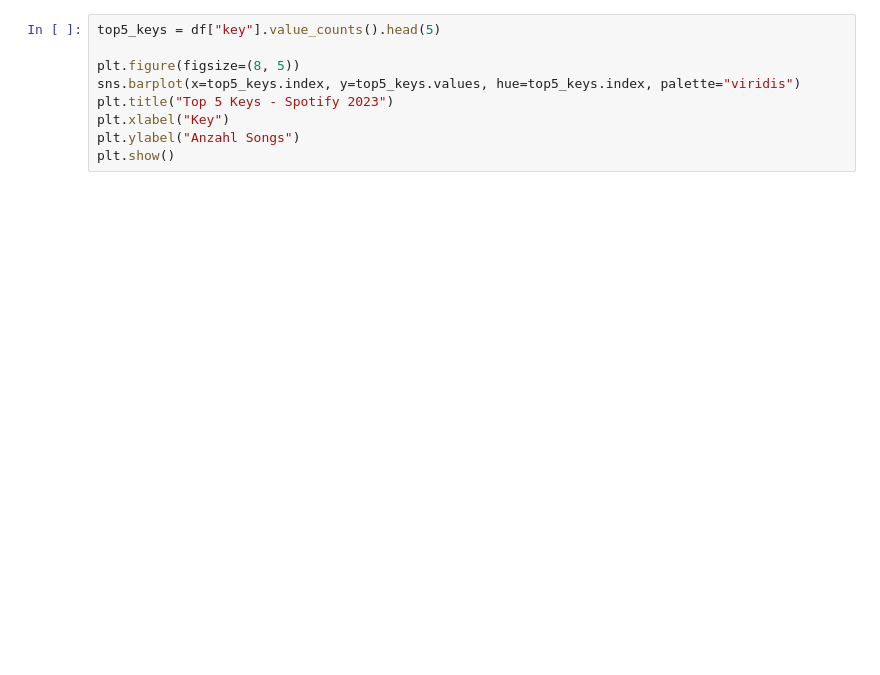
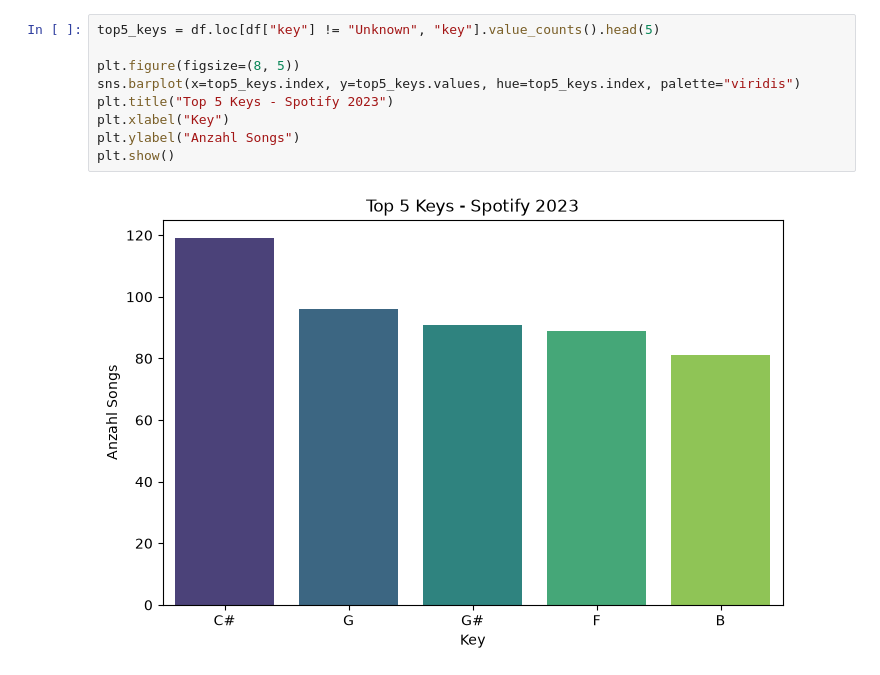
Before and after one commit to TranceMeli/Spotify, a Jupyter notebook: notebooks/04_visualization.ipynb, the cells around one changed output. Saved outputs shown, nothing was run; the diff lists cells and outputs as text; blank space fills up the shorter version.

```diff
--- a/notebooks/04_visualization.ipynb
+++ b/notebooks/04_visualization.ipynb
@@ -63,10 +62,12 @@ plt.show()
 # %%
-top5_keys = df["key"].value_counts().head(5)
+top5_keys = df.loc[df["key"] != "Unknown", "key"].value_counts().head(5)
 
 plt.figure(figsize=(8, 5))
 sns.barplot(x=top5_keys.index, y=top5_keys.values, hue=top5_keys.index, palette="viridis")
 plt.title("Top 5 Keys - Spotify 2023")
 plt.xlabel("Key")
 plt.ylabel("Anzahl Songs")
 plt.show()
+# %% [output]
+[figure, added]
 # %%
```
Also changed, not shown: parts of 6 cells of this notebook, 20 other files.
